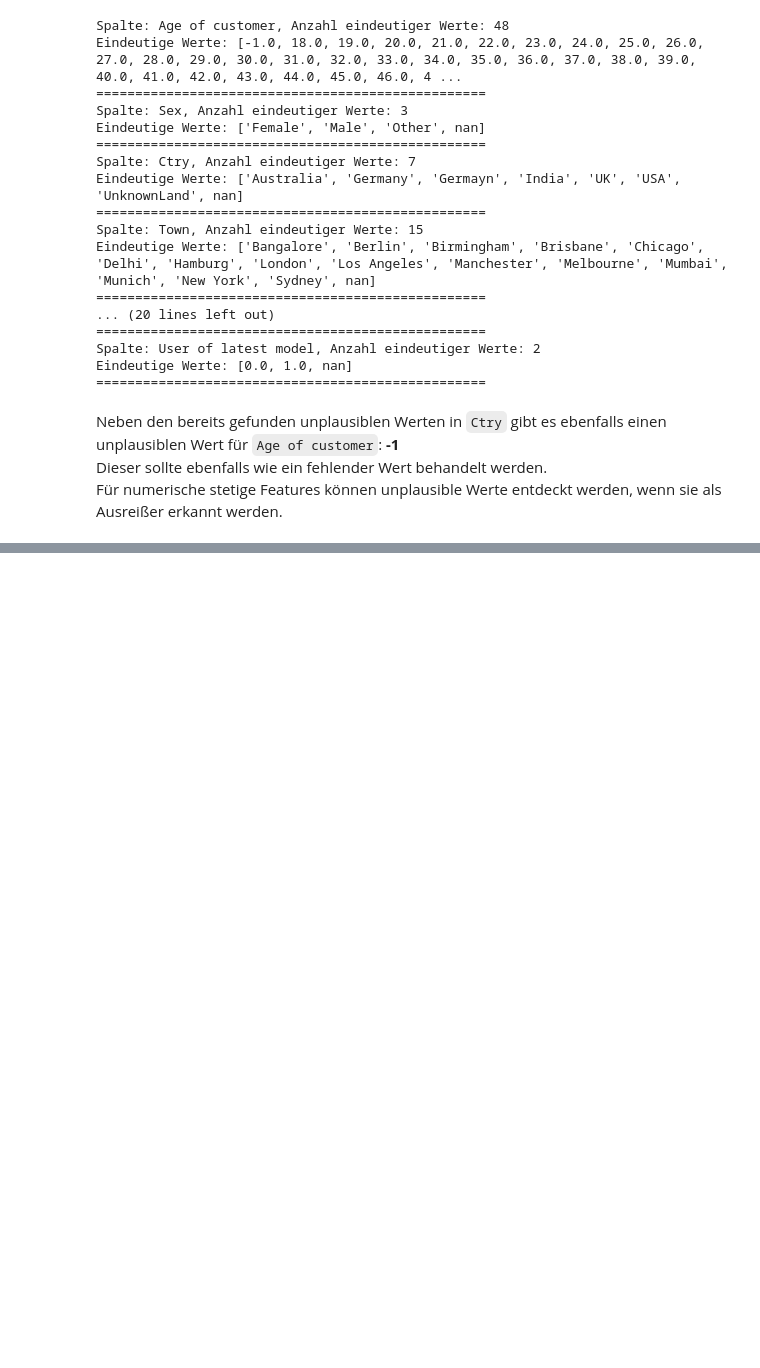
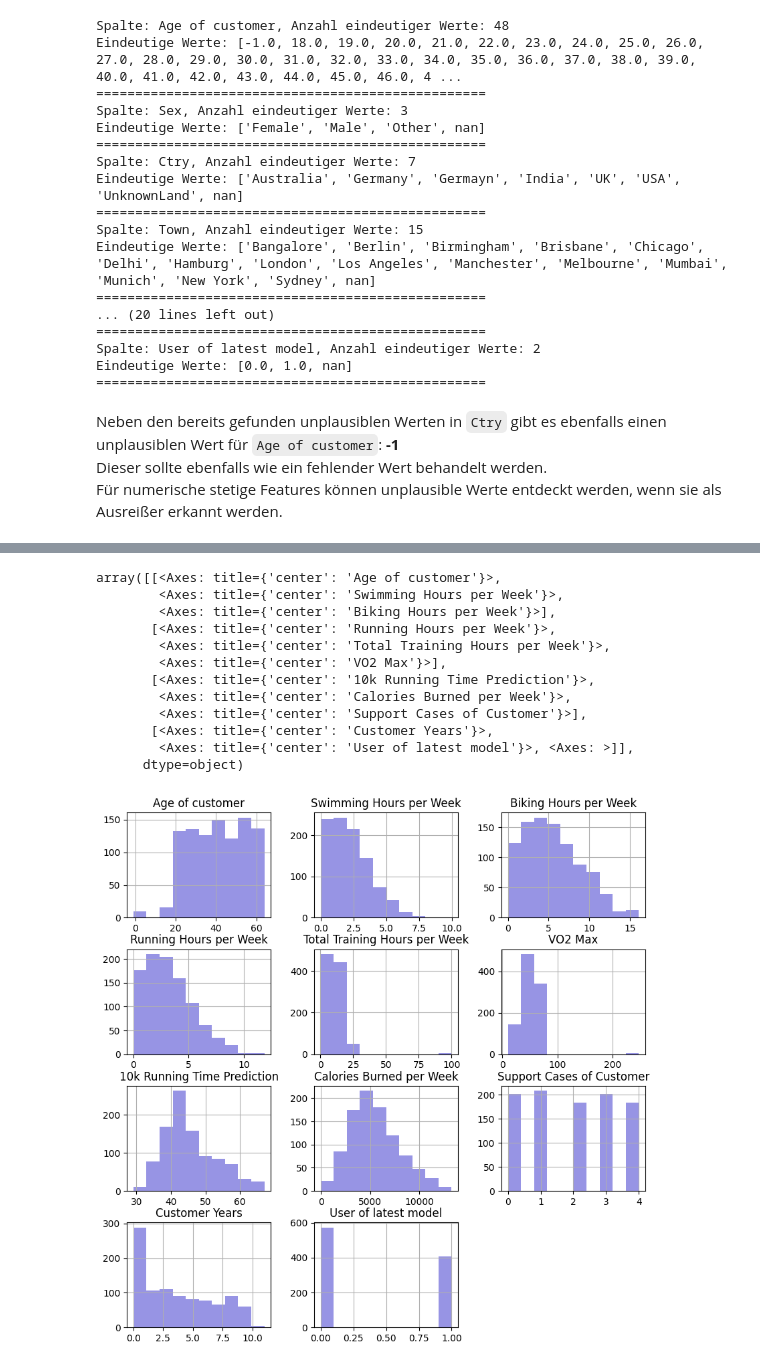
Before and after one commit to MarioKrupinski/Introduction-to-Data-Science-AI, a Jupyter notebook: notebooks/eda.ipynb, the cells around one changed output, grey strips where cells are left out. Cells and saved outputs as stored; diff of their text form; code cells hidden in the pictures; blank space fills up the shorter version.

```diff
--- a/notebooks/eda.ipynb
+++ b/notebooks/eda.ipynb
@@ -290,0 +335,16 @@ Für numerische stetige Features können unplausible Werte entdeckt werden, wenn
+# %%
+df_training.hist(figsize=(10,10), color= hex_to_rgb_normalized(color1))
+# %% [output]
+array([[<Axes: title={'center': 'Age of customer'}>,
+        <Axes: title={'center': 'Swimming Hours per Week'}>,
+        <Axes: title={'center': 'Biking Hours per Week'}>],
+       [<Axes: title={'center': 'Running Hours per Week'}>,
+        <Axes: title={'center': 'Total Training Hours per Week'}>,
+        <Axes: title={'center': 'VO2 Max'}>],
+       [<Axes: title={'center': '10k Running Time Prediction'}>,
+        <Axes: title={'center': 'Calories Burned per Week'}>,
+        <Axes: title={'center': 'Support Cases of Customer'}>],
+       [<Axes: title={'center': 'Customer Years'}>,
+        <Axes: title={'center': 'User of latest model'}>, <Axes: >]],
+      dtype=object)
+[figure, added]
```
Also changed, not shown: parts of 30 cells of this notebook.
